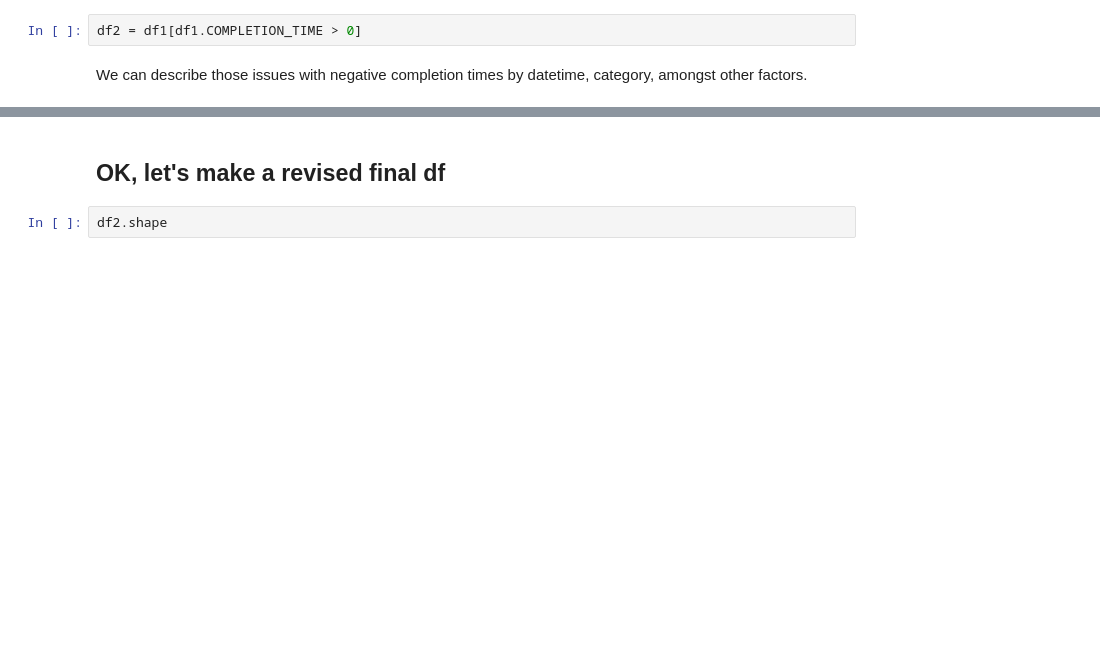
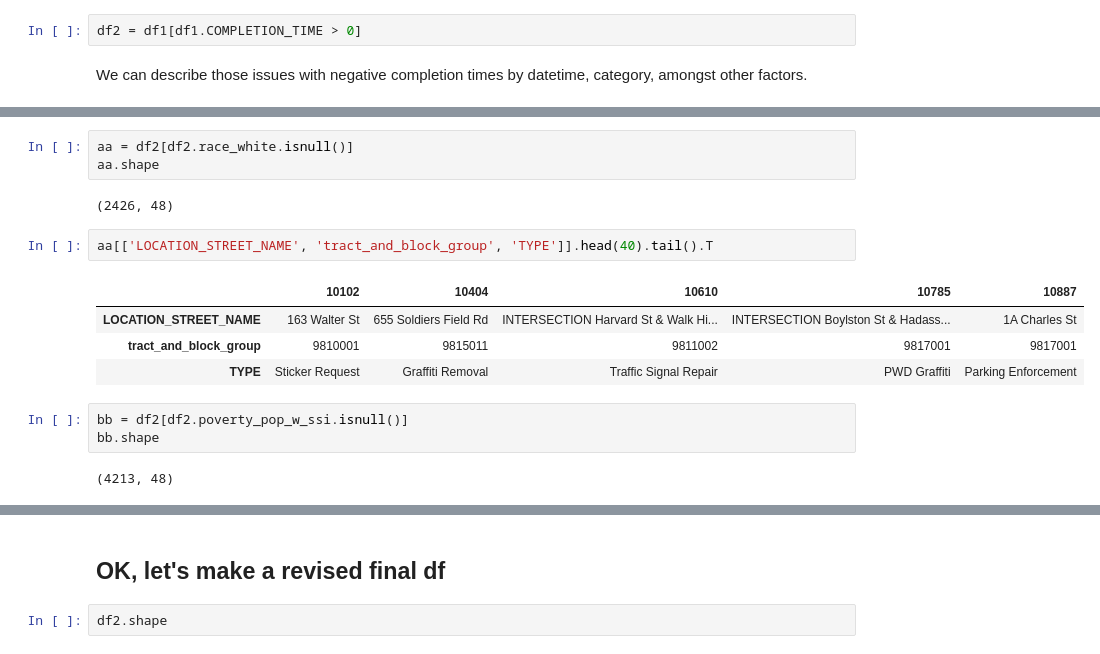
Before and after one commit to aok1425/311-prediction-times, a Jupyter notebook: 01 cleaning/06 dropping invalid or duplicate issues.ipynb, the cells around one changed output, grey strips where cells are left out. Saved outputs shown, nothing was run; the diff lists cells and outputs as text; blank space fills up the shorter version.

```diff
--- a/01 cleaning/06 dropping invalid or duplicate issues.ipynb
+++ b/01 cleaning/06 dropping invalid or duplicate issues.ipynb
@@ -130,0 +135,17 @@ We can describe those issues with negative completion times by datetime, categor
+# %%
+aa = df2[df2.race_white.isnull()]
+aa.shape
+# %% [output]
+(2426, 48)
+# %%
+aa[['LOCATION_STREET_NAME', 'tract_and_block_group', 'TYPE']].head(40).tail().T
+# %% [output]
+|  | 10102 | 10404 | 10610 | 10785 | 10887 |
+| LOCATION_STREET_NAME | 163 Walter St | 655 Soldiers Field Rd | INTERSECTION Harvard St & Walk Hi... | INTERSECTION Boylston St & Hadass... | 1A Charles St |
+| tract_and_block_group | 9810001 | 9815011 | 9811002 | 9817001 | 9817001 |
+| TYPE | Sticker Request | Graffiti Removal | Traffic Signal Repair | PWD Graffiti | Parking Enforcement |
+# %%
+bb = df2[df2.poverty_pop_w_ssi.isnull()]
+bb.shape
+# %% [output]
+(4213, 48)
```
Also changed, not shown: parts of 6 cells of this notebook, 3 other files.
